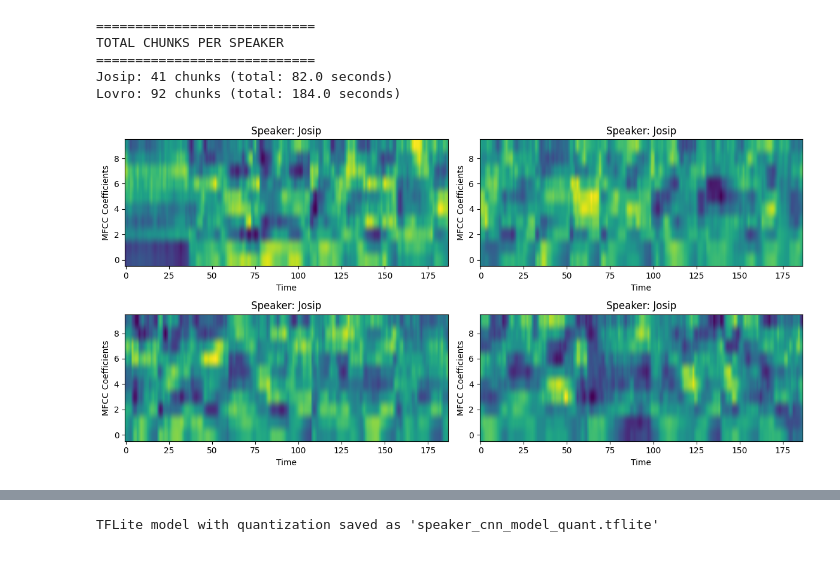
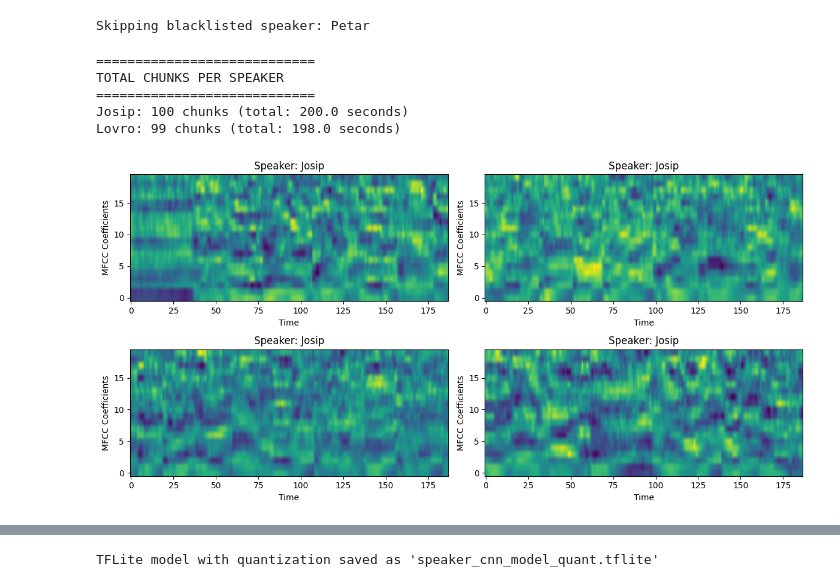
Before and after one commit to LovroSantek/speaker-identification, a Jupyter notebook: ML model/Model train.ipynb, the cells around one changed output, grey strips where cells are left out. Saved outputs shown, nothing was run; the diff lists cells and outputs as text; code cells hidden in the pictures.

Commit message:
Now, the script uses seprate data for training and for validation.

```diff
--- a/ML model/Model train.ipynb
+++ b/ML model/Model train.ipynb
@@ -10,9 +10,9 @@ import matplotlib.pyplot as plt
 DATASET_PATH = "../Voice recordings"
 SAMPLE_RATE = 48000
 DURATION = 2.0
-N_MFCC = 10
+N_MFCC = 20
 BATCH_SIZE = 32
-EPOCHS = 10
+EPOCHS = 20
 MODEL_SAVE_PATH = "CNN_model"
 CHUNK_FRAMES = None   # will compute dynamically after first MFCC
 
@@ -121,27 +83,84 @@ Skipping blacklisted speaker: Petar
+# %%
+def load_dataset(dataset_path, blacklist=[]):
+    X_train, y_train = [], []
+    X_val, y_val = [], []
+    label_map = {}
+    chunks_per_speaker = {}
+    label_id = 0
+
+    for speaker in sorted(os.listdir(dataset_path)):
+        if speaker in blacklist:
+            print(f"Skipping blacklisted speaker: {speaker}")
+            continue
+
+        speaker_train_path = os.path.join(dataset_path, speaker, "Train")
+        speaker_test_path = os.path.join(dataset_path, speaker, "Test")
+
+        if not os.path.isdir(speaker_train_path) or not os.path.isdir(speaker_test_path):
+            continue
+
+        label_map[label_id] = speaker
+
+        # --- Process Train Files ---
+        for file in os.listdir(speaker_train_path):
+            if not file.endswith(".wav"):
+                continue
+            file_path = os.path.join(speaker_train_path, file)
+            mfcc_chunks = process_audio_file(file_path)
+            chunks_per_speaker[speaker] = chunks_per_speaker.get(speaker, 0) + len(mfcc_chunks)
+            for mfcc in mfcc_chunks:
+                X_train.append(mfcc)
+                y_train.append(label_id)
+
+        # --- Process Test Files (validation) ---
+        for file in os.listdir(speaker_test_path):
+            if not file.endswith(".wav"):
+                continue
+            file_path = os.path.join(speaker_test_path, file)
+            mfcc_chunks = process_audio_file(file_path)
+            for mfcc in mfcc_chunks:
+                X_val.append(mfcc)
+                y_val.append(label_id)
+
+        label_id += 1
+
+    return (X_train, y_train, X_val, y_val, label_map)
+
+
+# Load dataset
+X_train, y_train, X_val, y_val, label_map = load_dataset(DATASET_PATH, blacklist=BLACKLIST)
+
+X_train_padded = pad_sequences(X_train)
+X_val_padded = pad_sequences(X_val)
+
+y_train_onehot = tf.keras.utils.to_categorical(y_train, num_classes=len(label_map))
+y_val_onehot = tf.keras.utils.to_categorical(y_val, num_classes=len(label_map))
+# %% [output]
+Skipping blacklisted speaker: Petar
 # %%
 print("\n============================")
 print("TOTAL CHUNKS PER SPEAKER")
 print("============================")
 for speaker, total_chunks in chunks_per_speaker.items():
     print(f"{speaker}: {total_chunks} chunks (total: {total_chunks*DURATION} seconds)")
 
 # Visualize some MFCCs
 plt.figure(figsize=(12, 6))
-for i in range(min(4, len(X_padded))):
+for i in range(min(4, len(X_train_padded))):
     plt.subplot(2, 2, i+1)
-    plt.imshow(X_padded[i].T, aspect='auto', origin='lower', cmap='viridis')
+    plt.imshow(X_train_padded[i].T, aspect='auto', origin='lower', cmap='viridis')
     plt.title(f"Speaker: {label_map[y[i]]}")
     plt.xlabel("Time")
     plt.ylabel("MFCC Coefficients")
 plt.tight_layout()
 plt.show()
 # %% [output]
 ============================
 TOTAL CHUNKS PER SPEAKER
 ============================
-Josip: 41 chunks (total: 82.0 seconds)
-Lovro: 92 chunks (total: 184.0 seconds)
+Josip: 100 chunks (total: 200.0 seconds)
+Lovro: 99 chunks (total: 198.0 seconds)
-[figure, old version]
+[figure, new version]
 # %%
 # Build 1D-CNN model
 def build_speaker_cnn(input_shape, num_classes):
```
Also changed, not shown: parts of 3 cells of this notebook, 10 other files.
